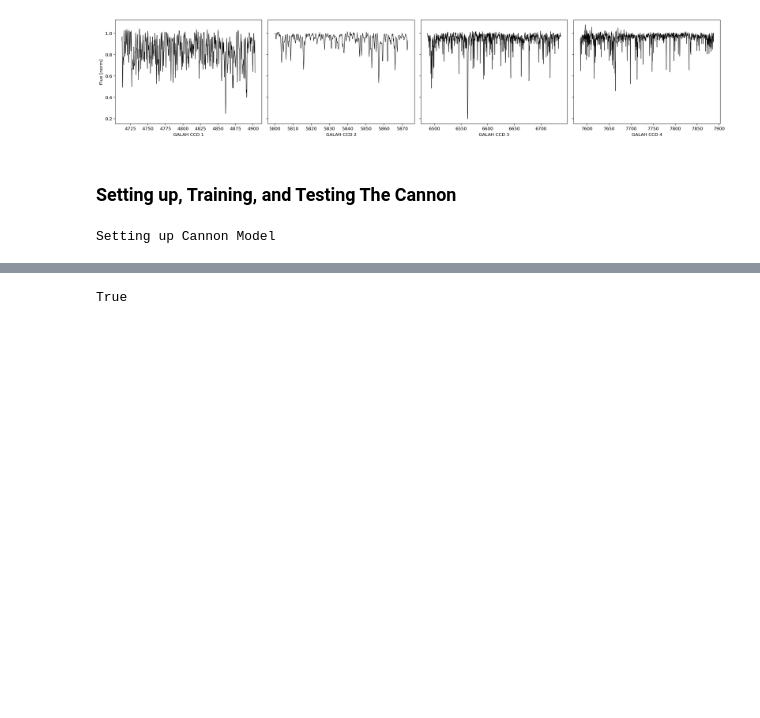
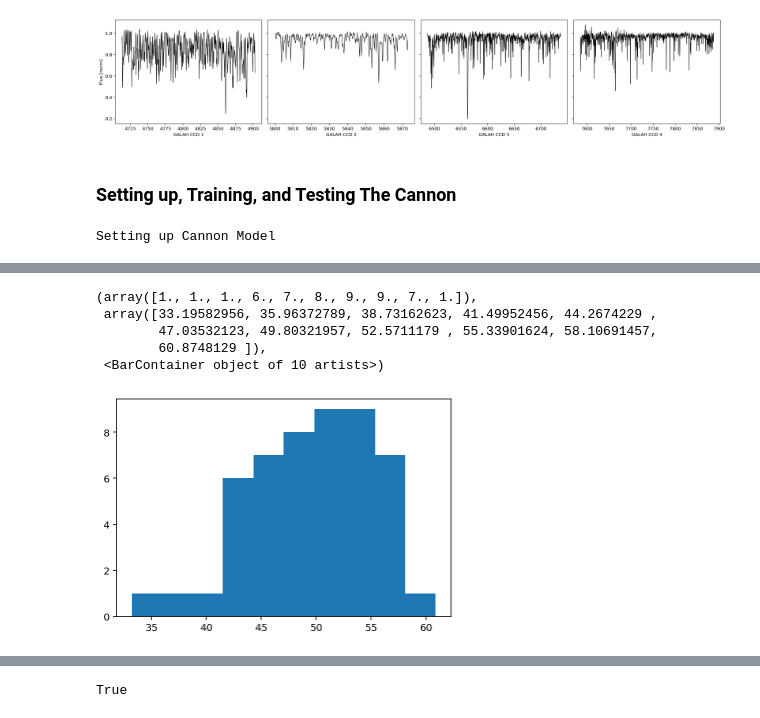
Before and after one commit to AstroKirsten/scripts, a Jupyter notebook: Cannon2022.ipynb, the cells around one changed output, grey strips where cells are left out. Saved outputs shown, nothing was run; the diff lists cells and outputs as text; code cells hidden in the pictures; blank space fills up the shorter version.

```diff
--- a/Cannon2022.ipynb
+++ b/Cannon2022.ipynb
@@ -581,5 +578,5 @@ else:
 
 # Now let's run the Cannon on its own training set to estimate labels and uncertainties
 print('Testing The Cannon')
-test_labels, cov, metadata = model.test(training_set_flux, training_set_ivar)
+test_labels, cov, metadata = model.test(flux, ivar)
 # %% [output]
@@ -624,3 +591,14 @@ Testing The Cannon
+# %%
+snr = [i['snr'] for i in metadata]
+# %%
+plt.hist(snr)
+# %% [output]
+(array([1., 1., 1., 6., 7., 8., 9., 9., 7., 1.]),
+ array([33.19582956, 35.96372789, 38.73162623, 41.49952456, 44.2674229 ,
+        47.03532123, 49.80321957, 52.5711179 , 55.33901624, 58.10691457,
+        60.8748129 ]),
+ <BarContainer object of 10 artists>)
+[figure, added]
 # %%
 # Plot coefficients
 
```
Also changed, not shown: parts of 14 cells of this notebook, 12 other files.
